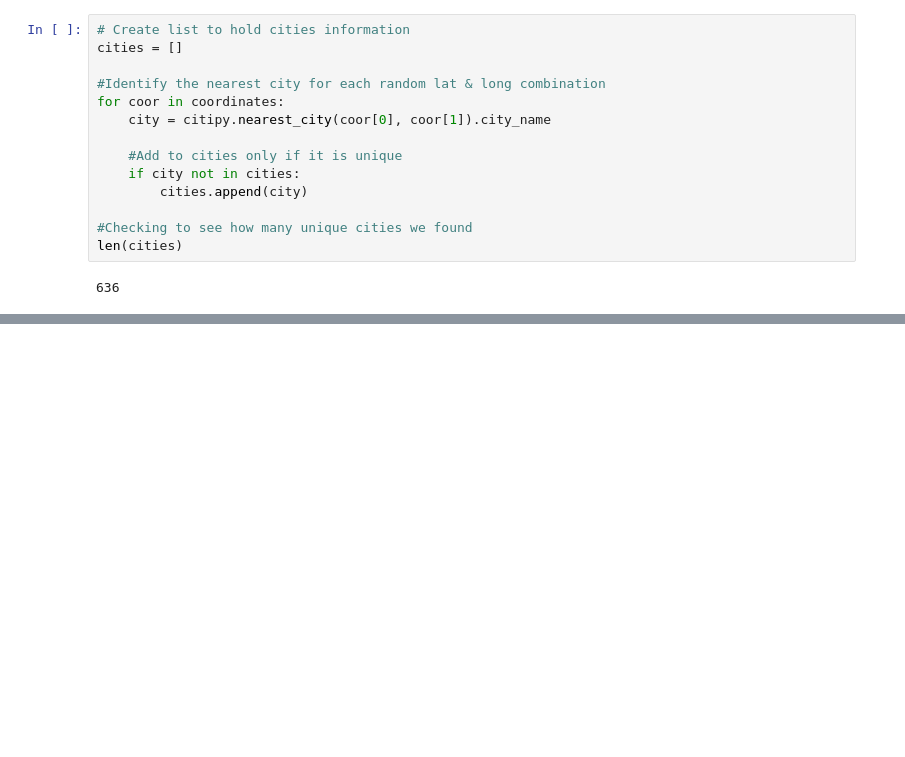
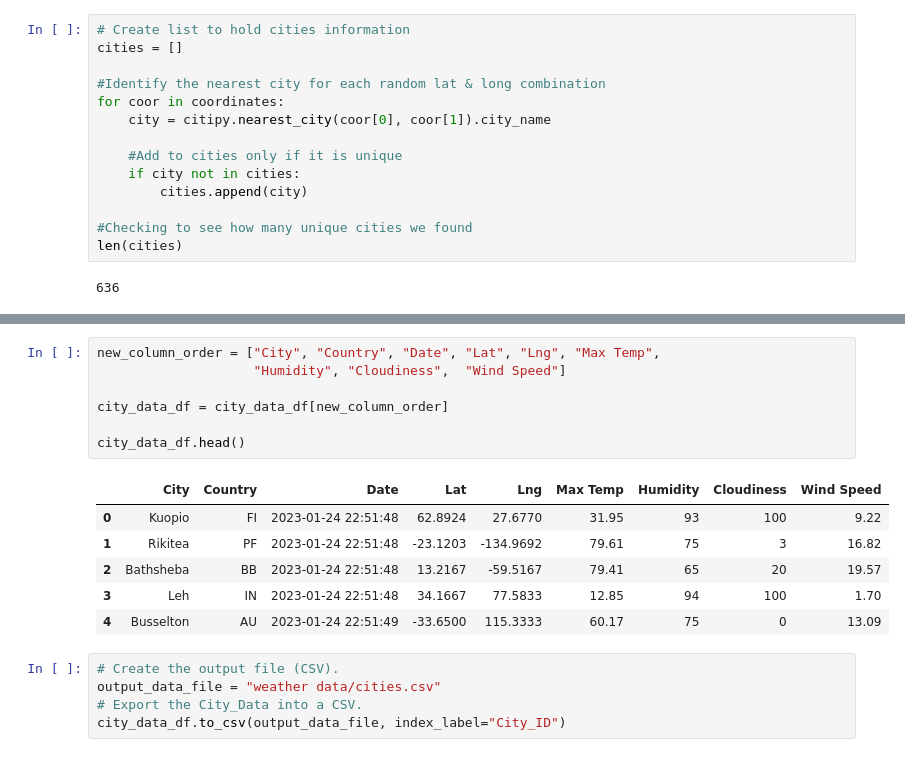
Before and after one commit to CWCroghan/World_Weather_Analysis, a Jupyter notebook: WeatherPy.ipynb, the cells around one changed output, grey strips where cells are left out. Drawn from its saved outputs; the diff is of its cells as text; blank space fills up the shorter version.

Commit message:
output file

```diff
--- a/WeatherPy.ipynb
+++ b/WeatherPy.ipynb
@@ -54,0 +161,19 @@ len(cities)
+# %%
+new_column_order = ["City", "Country", "Date", "Lat", "Lng", "Max Temp",
+                    "Humidity", "Cloudiness",  "Wind Speed"]
+
+city_data_df = city_data_df[new_column_order]
+
+city_data_df.head()
+# %% [output]
+|  | City | Country | Date | Lat | Lng | Max Temp | Humidity | Cloudiness | Wind Speed |
+| 0 | Kuopio | FI | 2023-01-24 22:51:48 | 62.8924 | 27.6770 | 31.95 | 93 | 100 | 9.22 |
+| 1 | Rikitea | PF | 2023-01-24 22:51:48 | -23.1203 | -134.9692 | 79.61 | 75 | 3 | 16.82 |
+| 2 | Bathsheba | BB | 2023-01-24 22:51:48 | 13.2167 | -59.5167 | 79.41 | 65 | 20 | 19.57 |
+| 3 | Leh | IN | 2023-01-24 22:51:48 | 34.1667 | 77.5833 | 12.85 | 94 | 100 | 1.70 |
+| 4 | Busselton | AU | 2023-01-24 22:51:49 | -33.6500 | 115.3333 | 60.17 | 75 | 0 | 13.09 |
+# %%
+# Create the output file (CSV).
+output_data_file = "weather data/cities.csv"
+# Export the City_Data into a CSV.
+city_data_df.to_csv(output_data_file, index_label="City_ID")
```
Also changed, not shown: parts of 4 cells of this notebook, 4 other files.
